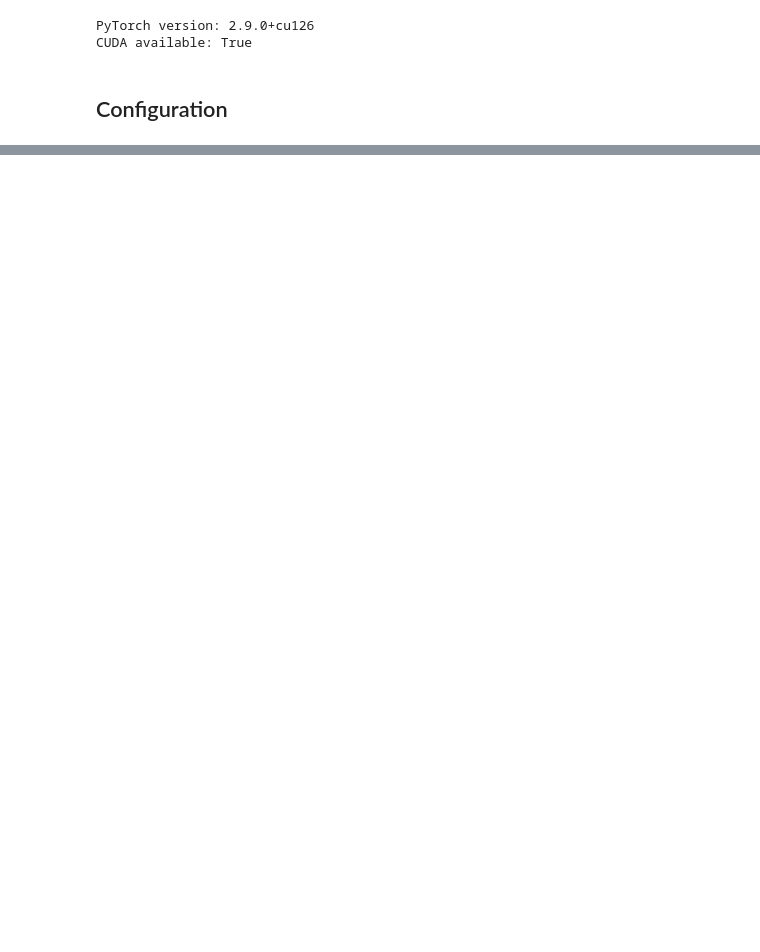
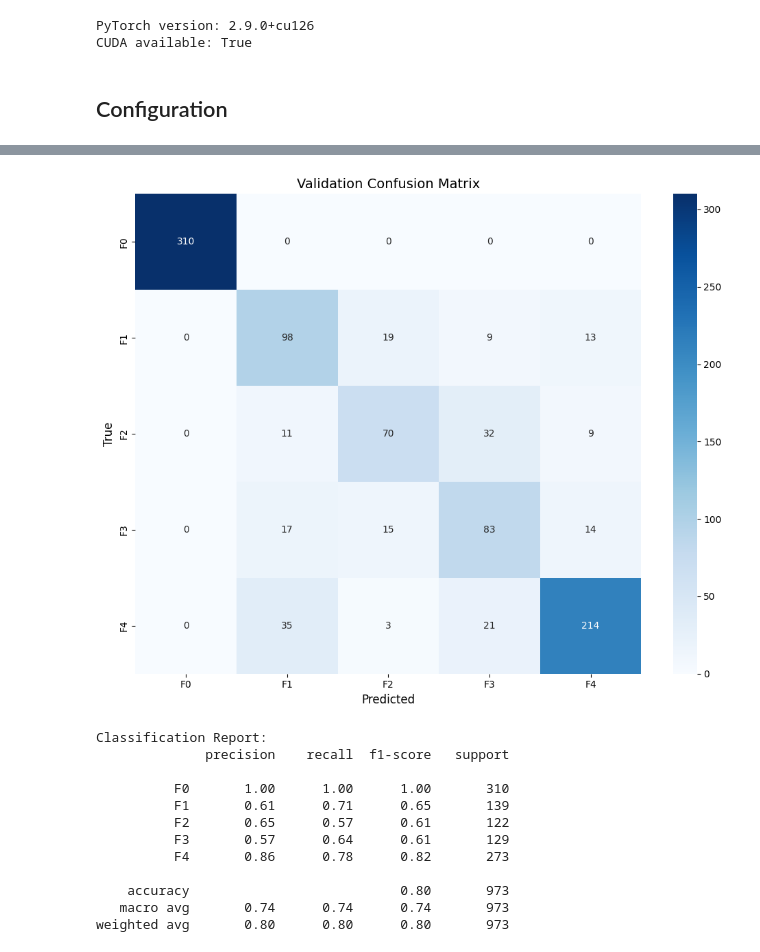
Before and after one commit to shadabtanjeed/Liver-Fibrosis-Hybrid-Model, a Jupyter notebook: Training/Ultrasound/ultrasound-resnet50.ipynb, the cells around one changed output, grey strips where cells are left out. Cells and saved outputs as stored; diff of their text form; code cells hidden in the pictures; blank space fills up the shorter version.

```diff
--- a/Training/Ultrasound/ultrasound-resnet50.ipynb
+++ b/Training/Ultrasound/ultrasound-resnet50.ipynb
@@ -1723,0 +159,13 @@ Final Results:
+# %%
+metadata_path = DATASET_PATH / 'metadata_summary.json'
+if metadata_path.exists():
+    with open(metadata_path) as f:
+        metadata = json.load(f)
+    print("Loaded preprocessing metadata")
+    print(f"Version: {metadata.get('version', 'unknown')}")
+    stats = metadata.get('statistics', {})
+    print(f"Train: {stats.get('train', {}).get('images', 'N/A')} images, {stats.get('train', {}).get('groups', 'N/A')} groups")
+    print(f"Val: {stats.get('val', {}).get('images', 'N/A')} images, {stats.get('val', {}).get('groups', 'N/A')} groups")
+    print(f"Test: {stats.get('test', {}).get('images', 'N/A')} images, {stats.get('test', {}).get('groups', 'N/A')} groups")
+else:
+    print("No metadata found, will count images from directories")
@@ -1723,0 +627,28 @@ Final Results:
+# %%
+cm = confusion_matrix(val_targets, val_preds, labels=list(range(num_classes)))
+
+plt.figure(figsize=(10, 8))
+sns.heatmap(cm, annot=True, fmt='d', cmap='Blues',
+            xticklabels=classes, yticklabels=classes)
+plt.xlabel('Predicted', fontsize=12)
+plt.ylabel('True', fontsize=12)
+plt.title('Validation Confusion Matrix', fontsize=14)
+plt.tight_layout()
+plt.show()
+
+print("\nClassification Report:")
+print(classification_report(val_targets, val_preds, target_names=classes, zero_division=0))
+# %% [output]
+[figure, added]
+Classification Report:
+              precision    recall  f1-score   support
+
+          F0       1.00      1.00      1.00       310
+          F1       0.61      0.71      0.65       139
+          F2       0.65      0.57      0.61       122
+          F3       0.57      0.64      0.61       129
+          F4       0.86      0.78      0.82       273
+
+    accuracy                           0.80       973
+   macro avg       0.74      0.74      0.74       973
+weighted avg       0.80      0.80      0.80       973
```
Also changed, not shown: parts of 57 cells of this notebook.
